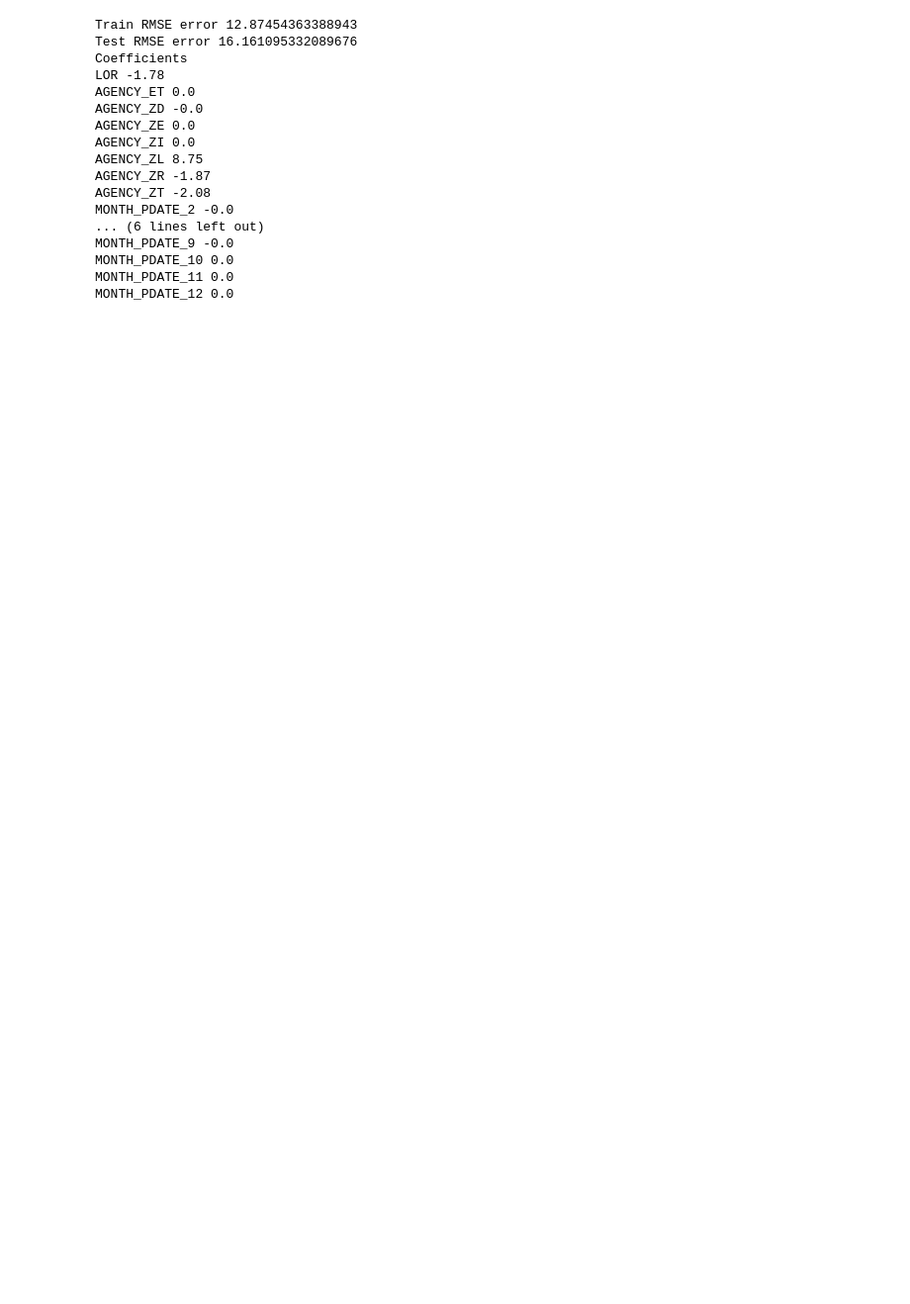
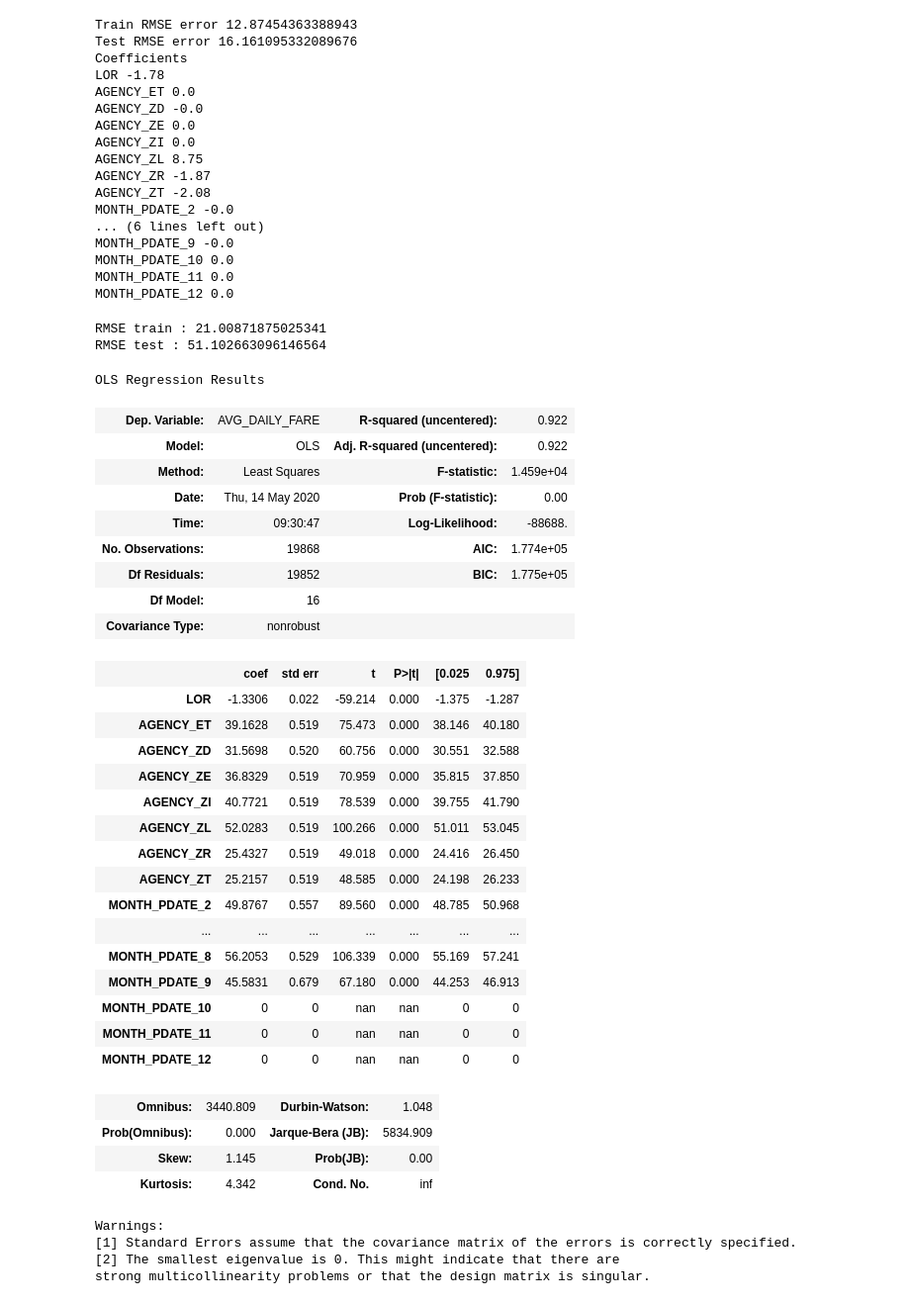
Before and after one commit to raghavsood35/capstone_ql2_software, a Jupyter notebook: Jupyter Scripts/backup/Car Rental Regression Final.ipynb, the cells around one changed output. Shown at 99% size. Saved outputs shown, nothing was run; the diff lists cells and outputs as text; code cells hidden in the pictures; blank space fills up the shorter version.

Commit message:
Add files via upload
add statsmodels fitting

```diff
--- a/Jupyter Scripts/backup/Car Rental Regression Final.ipynb
+++ b/Jupyter Scripts/backup/Car Rental Regression Final.ipynb
@@ -433,3 +434,56 @@ MONTH_PDATE_9 -0.0
 MONTH_PDATE_10 0.0
 MONTH_PDATE_11 0.0
 MONTH_PDATE_12 0.0
+# %%
+#Fit using statsmodels
+import statsmodels.api as sm
+from statsmodels.tools.eval_measures import rmse
+
+model = sm.OLS(y_train, X_train).fit()
+
+y_train_pred = model.predict(X_train)
+rmse_train = rmse(y_train, y_train_pred)
+print('RMSE train : ' + str(rmse_train))
+
+y_test_pred = model.predict(X_test)
+rmse_test = rmse(y_test, y_test_pred)
+print('RMSE test : ' + str(rmse_test))
+
+model.summary()
+# %% [output]
+RMSE train : 21.00871875025341
+RMSE test : 51.102663096146564
+OLS Regression Results
+| Dep. Variable: | AVG_DAILY_FARE | R-squared (uncentered): | 0.922 |
+| Model: | OLS | Adj. R-squared (uncentered): | 0.922 |
+| Method: | Least Squares | F-statistic: | 1.459e+04 |
+| Date: | Thu, 14 May 2020 | Prob (F-statistic): | 0.00 |
+| Time: | 09:30:47 | Log-Likelihood: | -88688. |
+| No. Observations: | 19868 | AIC: | 1.774e+05 |
+| Df Residuals: | 19852 | BIC: | 1.775e+05 |
+| Df Model: | 16 |  |  |
+| Covariance Type: | nonrobust |  |  |
+|  | coef | std err | t | P>|t| | [0.025 | 0.975] |
+| LOR | -1.3306 | 0.022 | -59.214 | 0.000 | -1.375 | -1.287 |
+| AGENCY_ET | 39.1628 | 0.519 | 75.473 | 0.000 | 38.146 | 40.180 |
+| AGENCY_ZD | 31.5698 | 0.520 | 60.756 | 0.000 | 30.551 | 32.588 |
+| AGENCY_ZE | 36.8329 | 0.519 | 70.959 | 0.000 | 35.815 | 37.850 |
+| AGENCY_ZI | 40.7721 | 0.519 | 78.539 | 0.000 | 39.755 | 41.790 |
+| AGENCY_ZL | 52.0283 | 0.519 | 100.266 | 0.000 | 51.011 | 53.045 |
+| AGENCY_ZR | 25.4327 | 0.519 | 49.018 | 0.000 | 24.416 | 26.450 |
+| AGENCY_ZT | 25.2157 | 0.519 | 48.585 | 0.000 | 24.198 | 26.233 |
+| MONTH_PDATE_2 | 49.8767 | 0.557 | 89.560 | 0.000 | 48.785 | 50.968 |
+| ... | ... | ... | ... | ... | ... | ... |
+| MONTH_PDATE_8 | 56.2053 | 0.529 | 106.339 | 0.000 | 55.169 | 57.241 |
+| MONTH_PDATE_9 | 45.5831 | 0.679 | 67.180 | 0.000 | 44.253 | 46.913 |
+| MONTH_PDATE_10 | 0 | 0 | nan | nan | 0 | 0 |
+| MONTH_PDATE_11 | 0 | 0 | nan | nan | 0 | 0 |
+| MONTH_PDATE_12 | 0 | 0 | nan | nan | 0 | 0 |
+| Omnibus: | 3440.809 | Durbin-Watson: | 1.048 |
+| Prob(Omnibus): | 0.000 | Jarque-Bera (JB): | 5834.909 |
+| Skew: | 1.145 | Prob(JB): | 0.00 |
+| Kurtosis: | 4.342 | Cond. No. | inf |
+Warnings:
+[1] Standard Errors assume that the covariance matrix of the errors is correctly specified.
+[2] The smallest eigenvalue is 0. This might indicate that there are
+strong multicollinearity problems or that the design matrix is singular.
```
Also changed, not shown: parts of 5 cells of this notebook.
